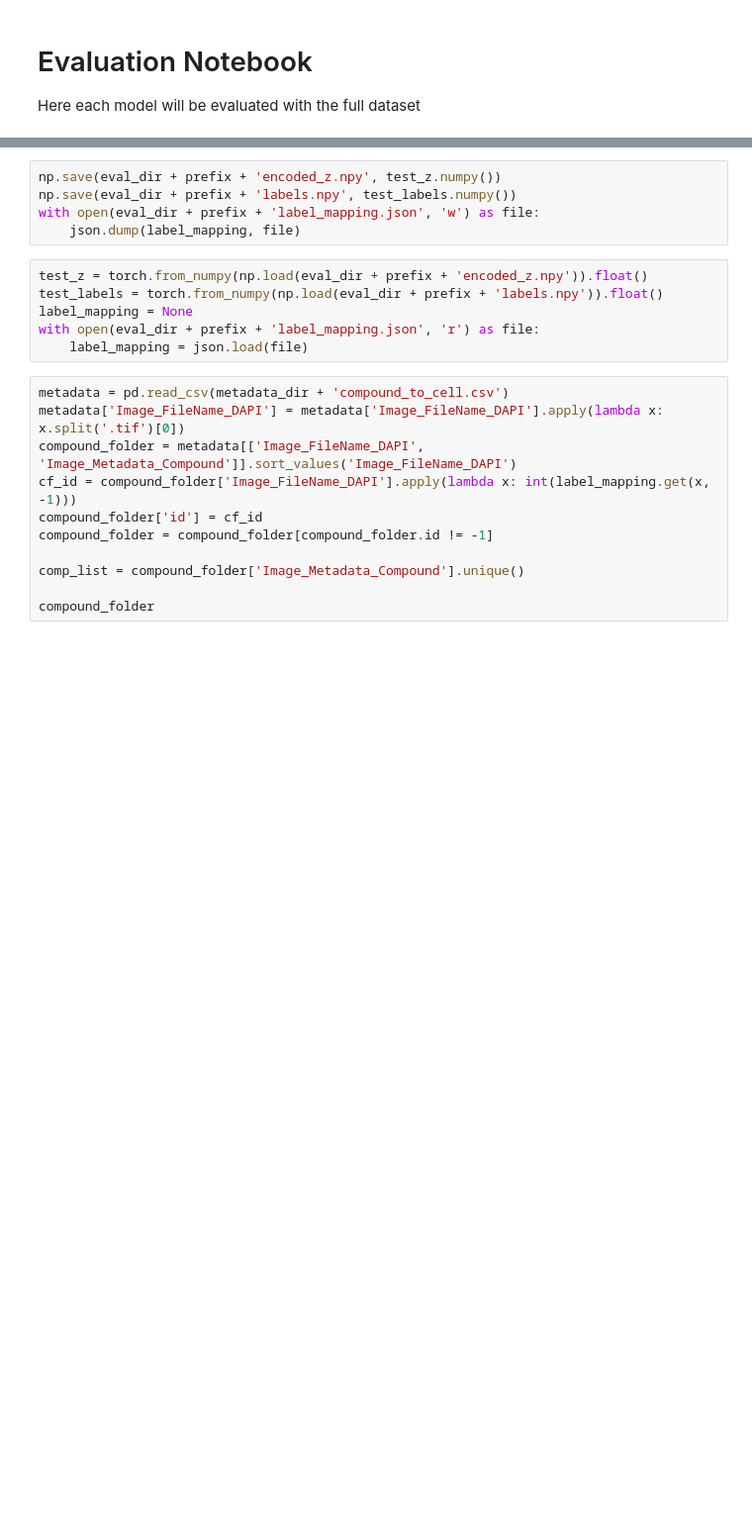
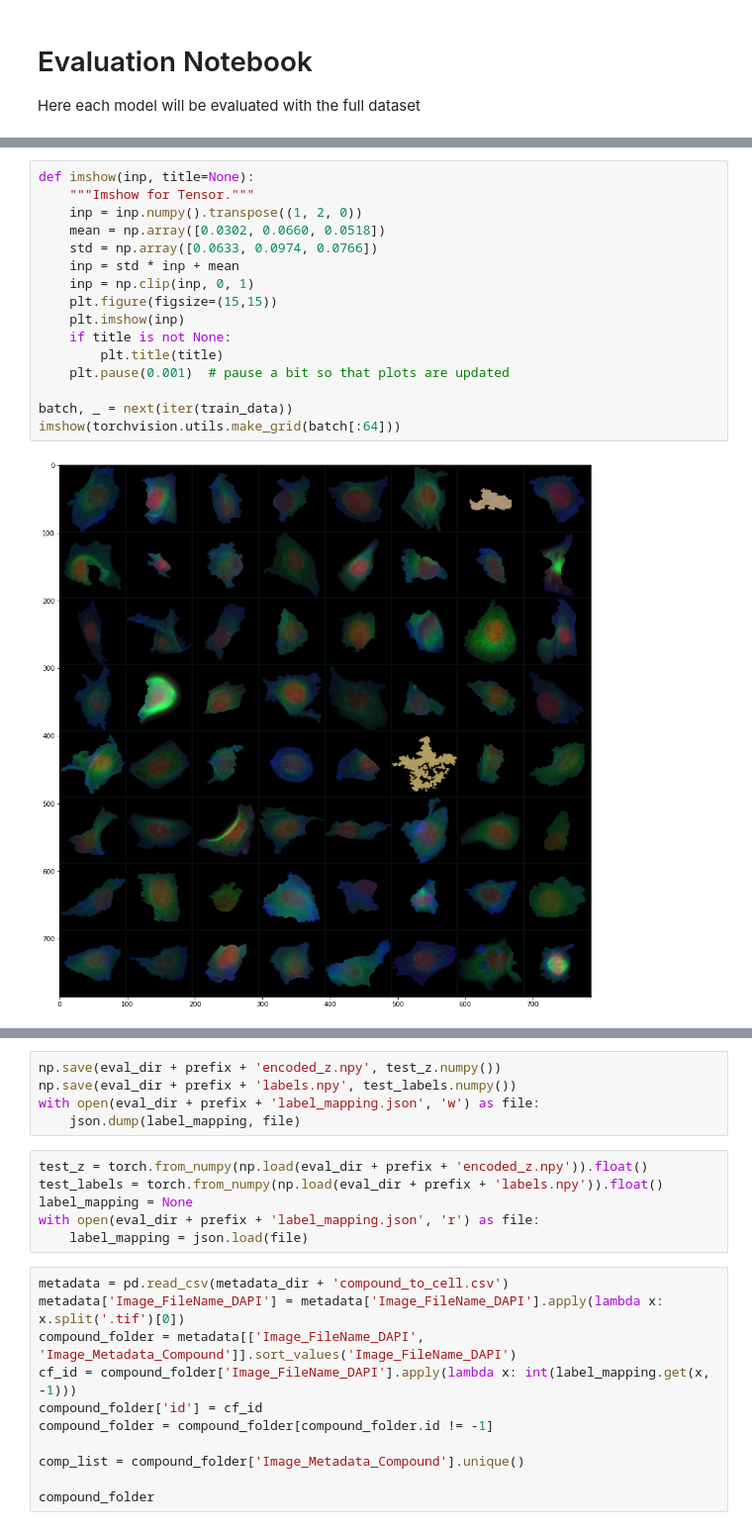
Before and after one commit to NotAndres/pytorch-vsc, a Jupyter notebook: notebook/evaluation.ipynb, the cells around one changed output, grey strips where cells are left out. Shown at 99% size. Saved outputs shown, nothing was run; the diff lists cells and outputs as text; blank space fills up the shorter version.

```diff
--- a/notebook/evaluation.ipynb
+++ b/notebook/evaluation.ipynb
@@ -111,3 +117,21 @@ _, _, test_data, label_mapping = split_data(data_dir=data_dir, batch_size=batch_
 Train split:  879151
 Val split:  219787
 Test split:  274734
+# %%
+def imshow(inp, title=None):
+    """Imshow for Tensor."""
+    inp = inp.numpy().transpose((1, 2, 0))
+    mean = np.array([0.0302, 0.0660, 0.0518])
+    std = np.array([0.0633, 0.0974, 0.0766])
+    inp = std * inp + mean
+    inp = np.clip(inp, 0, 1)
+    plt.figure(figsize=(15,15))
+    plt.imshow(inp)
+    if title is not None:
+        plt.title(title)
+    plt.pause(0.001)  # pause a bit so that plots are updated
+
+batch, _ = next(iter(train_data))
+imshow(torchvision.utils.make_grid(batch[:64]))
+# %% [output]
+[figure, added]
```
Also changed, not shown: parts of 38 cells of this notebook, 6 other files.
